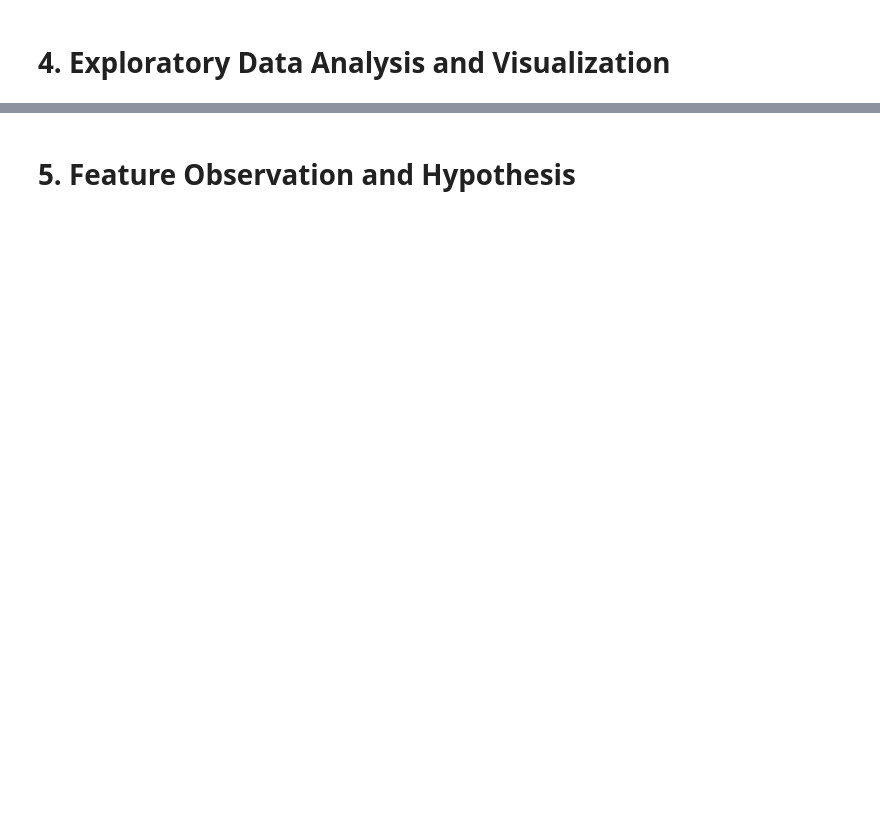
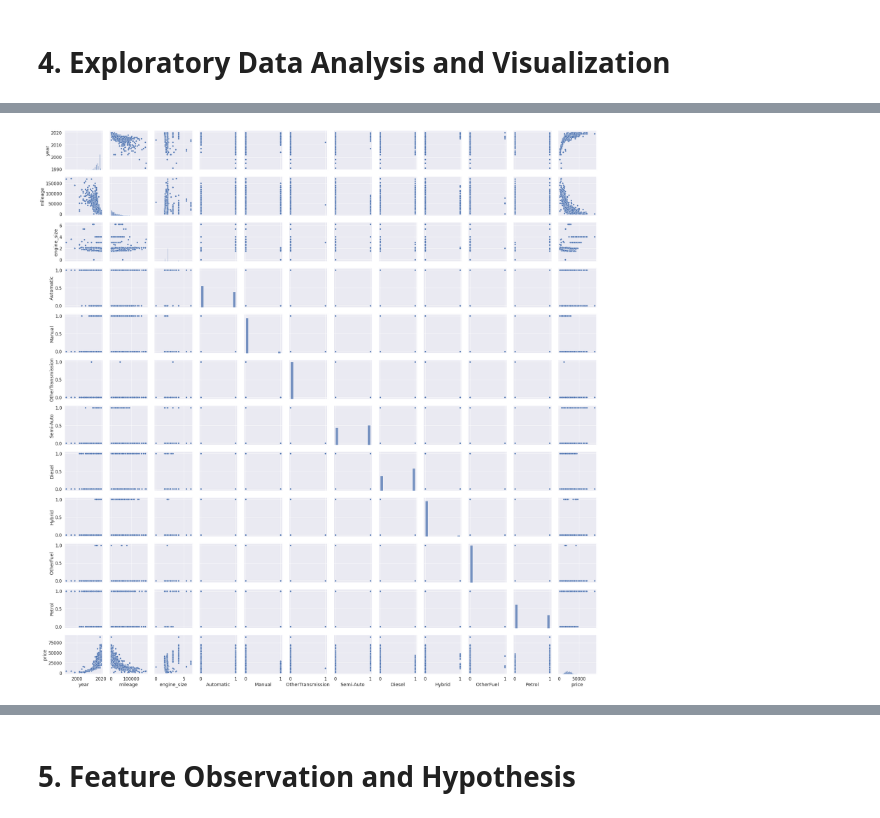
Before and after one commit to EmaTran/CSIS3290_GroupProject, a Jupyter notebook: CSIS3290_MiniProject1.ipynb, the cells around one changed output, grey strips where cells are left out. Saved outputs shown, nothing was run; the diff lists cells and outputs as text; code cells hidden in the pictures; blank space fills up the shorter version.

```diff
--- a/CSIS3290_MiniProject1.ipynb
+++ b/CSIS3290_MiniProject1.ipynb
@@ -38,0 +761,6 @@ df_bonus = pd.read_csv(path)
+# %%
+sns.pairplot(clean_df5[['year', 'mileage', 'engine_size', 'Automatic', 'Manual', 'OtherTransmission',
+        'Semi-Auto', 'Diesel', 'Hybrid', 'OtherFuel', 'Petrol','price']], height=2.5)
+plt.tight_layout()
+# %% [output]
+[figure, added]
```
Also changed, not shown: parts of 116 cells of this notebook.
